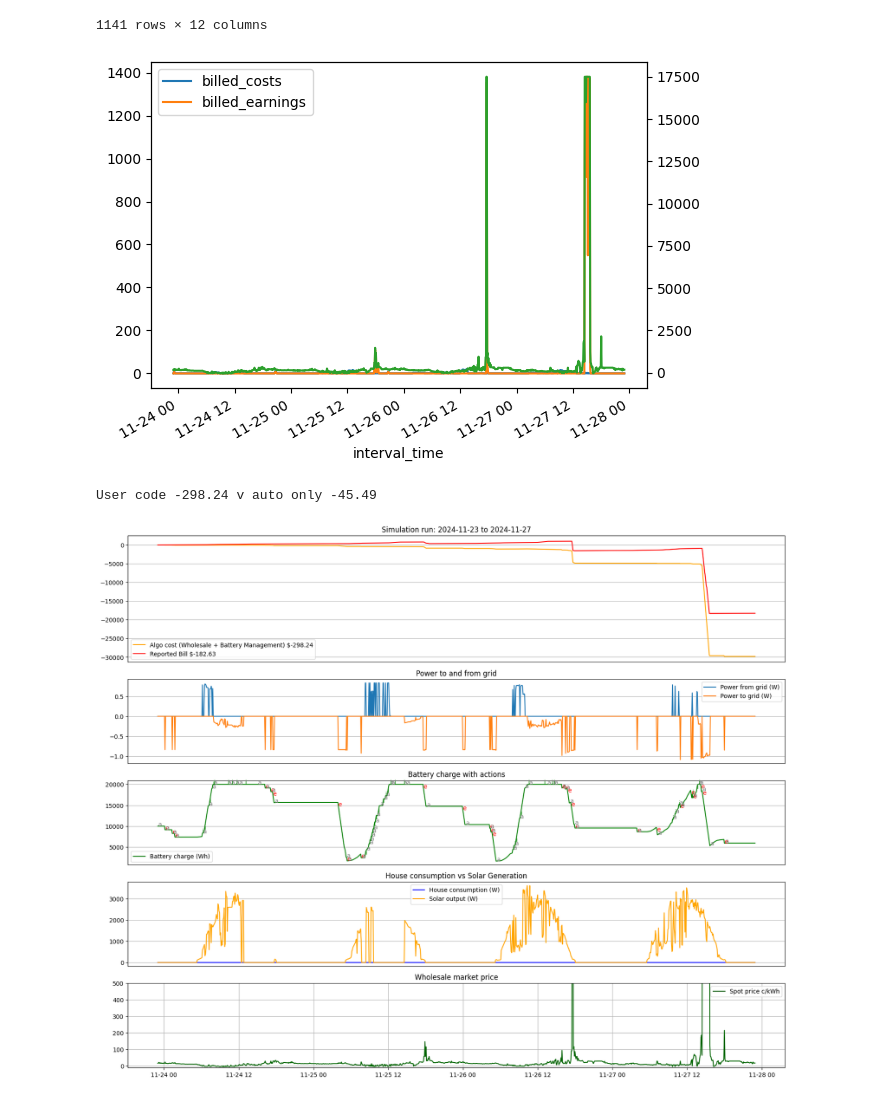
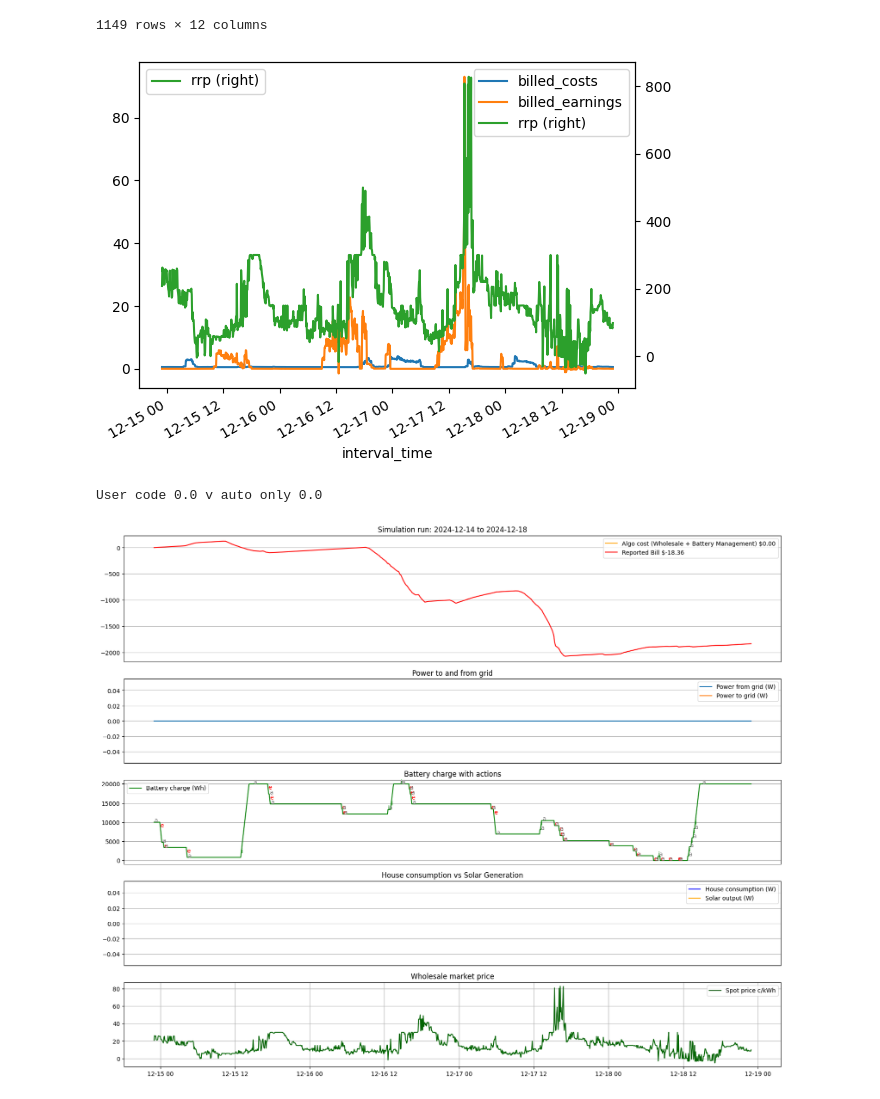
Before and after one commit to rbollar/powston_script, a Jupyter notebook: run-script-sim.ipynb, the cells around one changed output. Cells and saved outputs as stored; diff of their text form; code cells hidden in the pictures.

```diff
--- a/run-script-sim.ipynb
+++ b/run-script-sim.ipynb
@@ -18,9 +19,16 @@ header = {
     "Authorization": f"Bearer {API_KEY}",
     "Content-Type": "application/json"
 }
-site_id = 47
+site_id = 90
 
-response = requests.get(f'{powston_test_server}/api/meter_data/{site_id}?from_date=2024-11-24&to_date=2024-11-28', headers=header).json()
+url = f'{powston_test_server}/api/meter_data/{site_id}'
+params = {
+    "from_date": "2024-12-15",
+    "to_date": "2024-12-19"}
+req = PreparedRequest()
+req.prepare_url(url, params)
+
+response = requests.get(req.url, headers=header).json()
 
 meter_data_df = pd.read_json(response, orient="records", convert_dates=['interval_time'])
 meter_data_df['interval_time'] = pd.to_datetime(meter_data_df['interval_time']).dt.tz_convert(ZoneInfo("Australia/Brisbane"))
@@ -28,4 +36,4 @@ meter_data_df.set_index('interval_time', inplace=True)
 meter_data_df.sort_index(inplace=True)
 # remove duplcates and keep the last value
 meter_data_df = meter_data_df[~meter_data_df.index.duplicated(keep='last')]
-meter_data_df.to_csv('/tmp/2024-11-07-meter_data.csv')
+meter_data_df
@@ -32,6 +55,8 @@ meter_data_df.to_csv('/tmp/2024-11-07-meter_data.csv')
 # %%
-plt = meter_data_df[['billed_costs', 'billed_earnings']].plot()
-meter_data_df['rrp'].plot(secondary_y=True, ax=plt)
+plt = meter_data_df[['billed_costs', 'billed_earnings']].plot(legend=True)
+plt.legend(loc='upper left')
+plt = meter_data_df['rrp'].plot(secondary_y=True, ax=plt, legend=True)
+plt.legend(loc='upper left')
 meter_data_df
 # %% [output]
 |  | energy_import | energy_export | battery_w | rrp | hhf_rrp | forecasts | solar_power | house_power | ... |
@@ -50,5 +75,5 @@ meter_data_df
-1141 rows × 12 columns
+1149 rows × 12 columns
-[figure, old version]
+[figure, new version]
 # %%
 from matplotlib import pyplot as plt
 
@@ -163,21 +198,22 @@ def plot():
 from astral import LocationInfo
 from astral.sun import sun
 
-filename = "script.py"
+filename = "nsw_script.py"
 try:
     with open(filename, "r") as file:
         content = file.read()
 except FileNotFoundError:
     print(f"R001 File {filename} not found")
 
-def always_auto(inverval_time, **kwargs):
+def always_auto(inverter_time, **kwargs):
     return 'auto', 'always_auto'
 
-battery_capacity = 20000
-charge_rate = 10000
-max_ppv_power = 0
+battery_capacity = installed_battery
+charge_rate = inverter_power
+max_ppv_power = installed_solar
 meter_data_df['forecast'] = meter_data_df['forecasts']
 sim = InverterSimulator(meter_data_df.copy(), always_auto, battery_capacity=battery_capacity,
+                        spot_to_tariff=spot_to_tariff, tariff=tariff, network=network,
                         charge_rate=charge_rate, max_ppv_power=max_ppv_power)
 auto_bill, ret_df = sim.run_simulation()
 
@@ -188,7 +224,7 @@ def run_user_code(interval_time, **kwargs):
               'max_ppv_power': max_ppv_power,
               'action': 'auto',
               'reason': 'default: auto',
-              'location': LocationInfo("Brisbane", "Australia", "Australia/Sydney", -27.4698, 153.0251)}
+              'location': LocationInfo("Brisbane", "Australia", timezone, latitude, longitude)}
     for key, val in kwargs.items():
         params[key] = val
     with open(filename, "r") as file:
@@ -198,12 +234,12 @@ def run_user_code(interval_time, **kwargs):
     return params['action'], params['reason']
 
 sim = InverterSimulator(meter_data_df.copy(), run_user_code, battery_capacity=battery_capacity,
-                        spot_to_tariff=spot_to_tariff, tariff='EA116', network='ausgrid',
+                        spot_to_tariff=spot_to_tariff, tariff=tariff, network=network,
                         charge_rate=charge_rate, max_ppv_power=max_ppv_power)
 sim_bill, ret_df = sim.run_simulation()
 
 print('User code', round(sim_bill/100, 2), 'v auto only', round(auto_bill/100, 2))
 plot()
 # %% [output]
-User code -298.24 v auto only -45.49
+User code 0.0 v auto only 0.0
-[figure, old version]
+[figure, new version]
```
Also changed, not shown: parts of 4 cells of this notebook, 1 other file.
